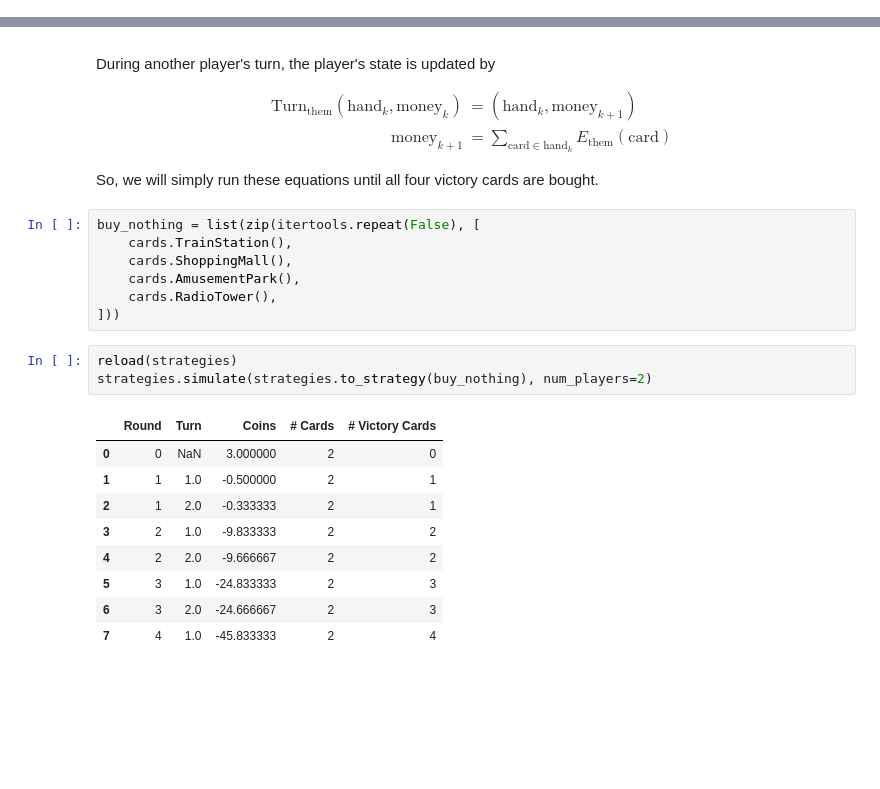
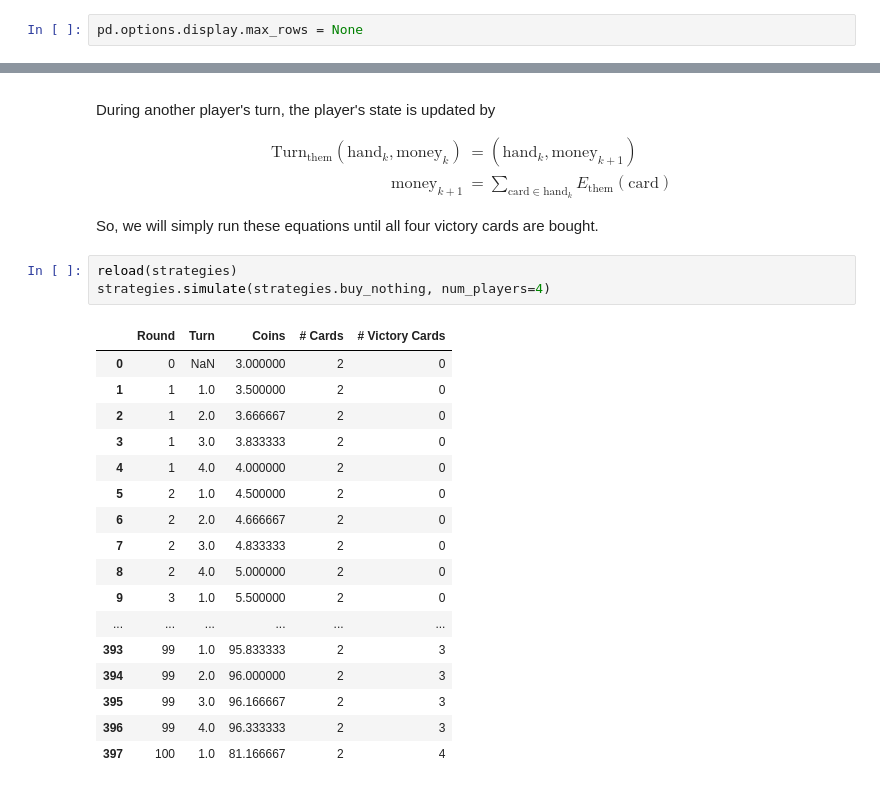
Before and after one commit to brcrista/Machi-Koro-Analysis, a Jupyter notebook: src/analysis.ipynb, the cells around one changed output, grey strips where cells are left out. Cells and saved outputs as stored; diff of their text form; blank space fills up the shorter version.

Commit message:
Define a (slightly suboptimal) buy_nothing strategy

```diff
--- a/src/analysis.ipynb
+++ b/src/analysis.ipynb
@@ -15,6 +15,8 @@ import strategies
 from importlib import reload
 from machi_koro import cards
 from machi_koro import game
+# %%
+pd.options.display.max_rows = None
 # %% [markdown]
 ## Part 1: The Dice
 
@@ -206,23 +208,24 @@ $$
 $$
 
 So, we will simply run these equations until all four victory cards are bought.
-# %%
-buy_nothing = list(zip(itertools.repeat(False), [
-    cards.TrainStation(),
-    cards.ShoppingMall(),
-    cards.AmusementPark(),
-    cards.RadioTower(),
-]))
 # %%
 reload(strategies)
-strategies.simulate(strategies.to_strategy(buy_nothing), num_players=2)
+strategies.simulate(strategies.buy_nothing, num_players=4)
 # %% [output]
 |  | Round | Turn | Coins | # Cards | # Victory Cards |
 | 0 | 0 | NaN | 3.000000 | 2 | 0 |
-| 1 | 1 | 1.0 | -0.500000 | 2 | 1 |
-| 2 | 1 | 2.0 | -0.333333 | 2 | 1 |
-| 3 | 2 | 1.0 | -9.833333 | 2 | 2 |
-| 4 | 2 | 2.0 | -9.666667 | 2 | 2 |
-| 5 | 3 | 1.0 | -24.833333 | 2 | 3 |
-| 6 | 3 | 2.0 | -24.666667 | 2 | 3 |
-| 7 | 4 | 1.0 | -45.833333 | 2 | 4 |
+| 1 | 1 | 1.0 | 3.500000 | 2 | 0 |
+| 2 | 1 | 2.0 | 3.666667 | 2 | 0 |
+| 3 | 1 | 3.0 | 3.833333 | 2 | 0 |
+| 4 | 1 | 4.0 | 4.000000 | 2 | 0 |
+| 5 | 2 | 1.0 | 4.500000 | 2 | 0 |
+| 6 | 2 | 2.0 | 4.666667 | 2 | 0 |
+| 7 | 2 | 3.0 | 4.833333 | 2 | 0 |
+| 8 | 2 | 4.0 | 5.000000 | 2 | 0 |
+| 9 | 3 | 1.0 | 5.500000 | 2 | 0 |
+| ... | ... | ... | ... | ... | ... |
+| 393 | 99 | 1.0 | 95.833333 | 2 | 3 |
+| 394 | 99 | 2.0 | 96.000000 | 2 | 3 |
+| 395 | 99 | 3.0 | 96.166667 | 2 | 3 |
+| 396 | 99 | 4.0 | 96.333333 | 2 | 3 |
+| 397 | 100 | 1.0 | 81.166667 | 2 | 4 |
```
Also changed, not shown: 1 other file.
